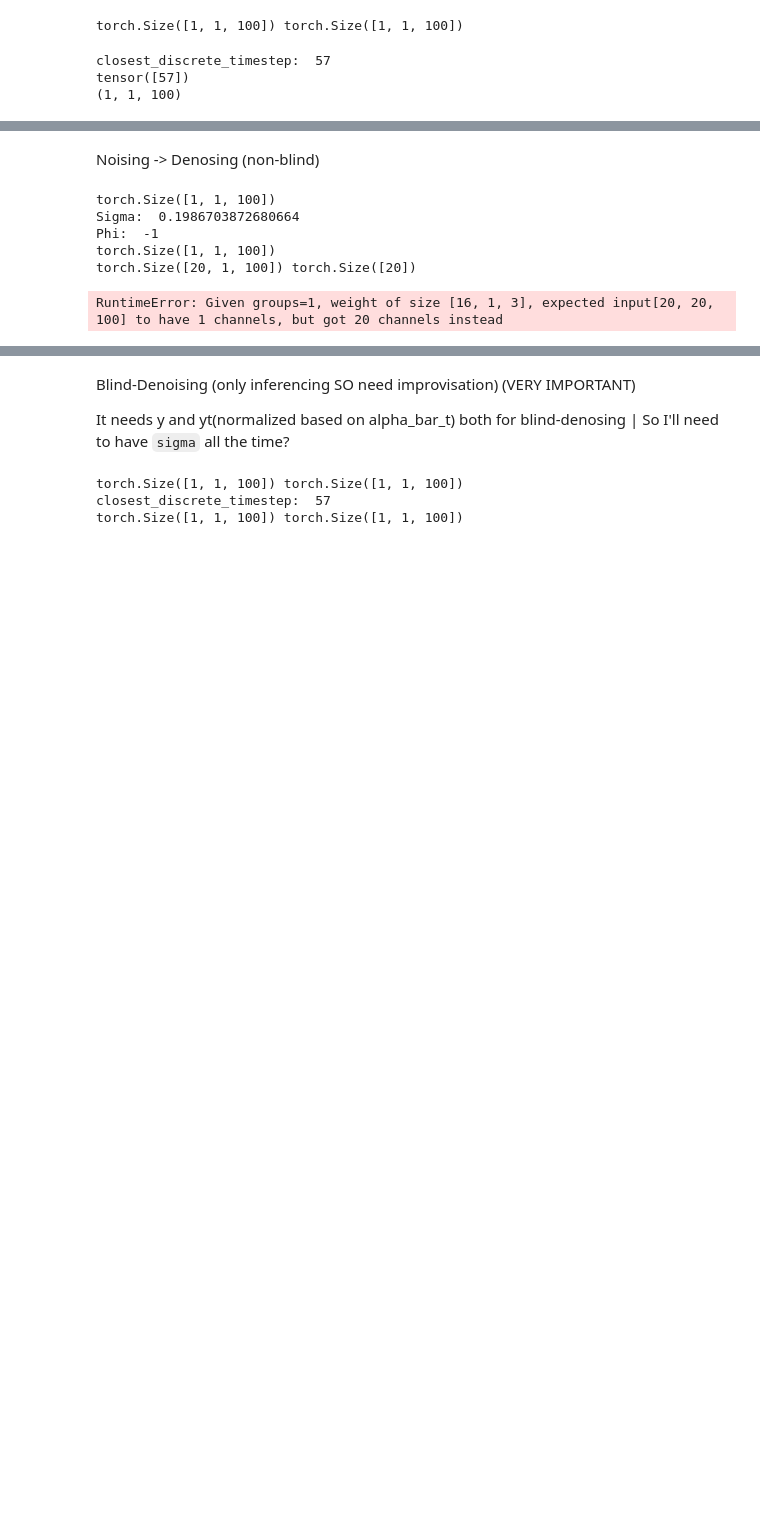
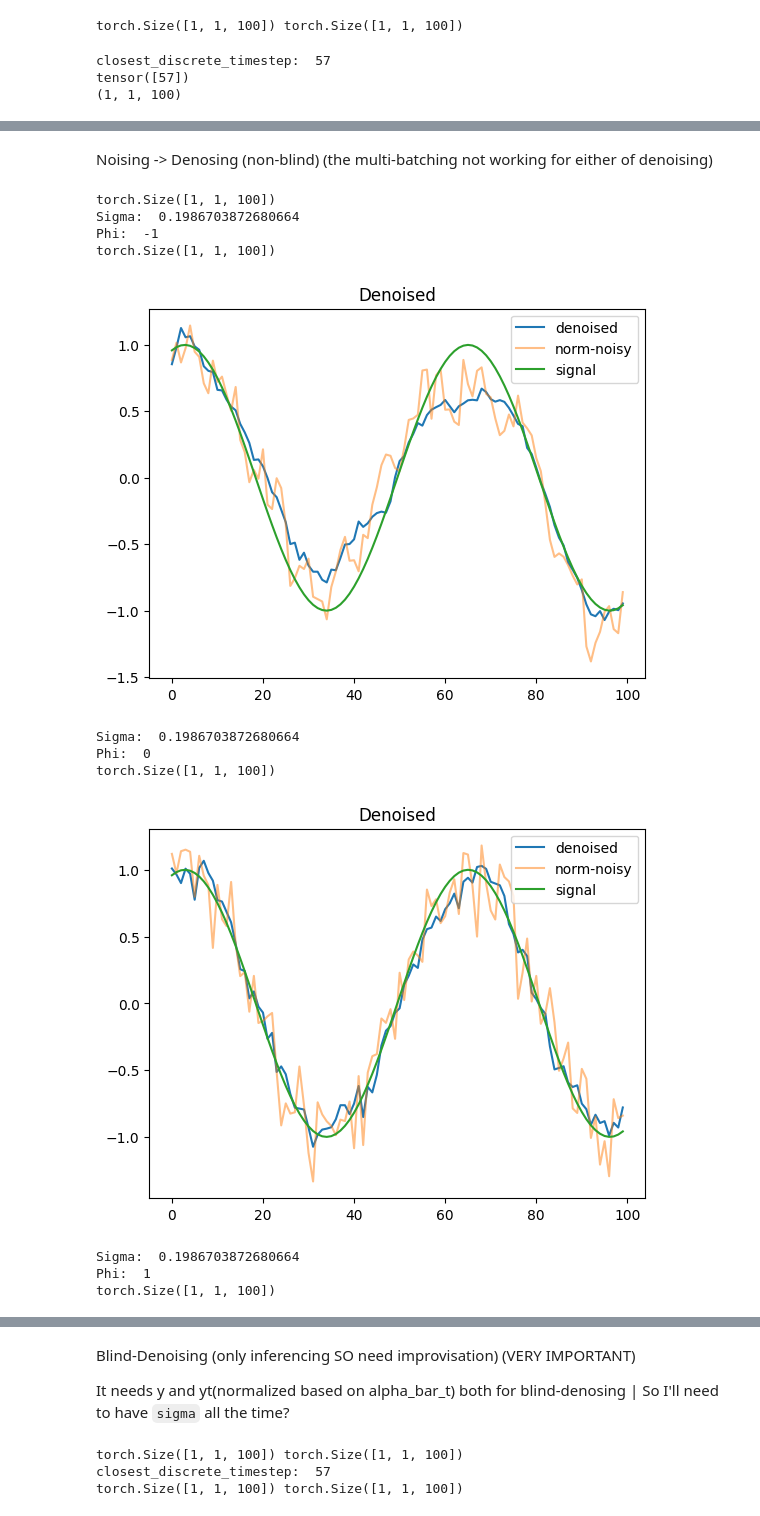
Before and after one commit to AlikMon88/Gibbs-Diff, a Jupyter notebook: unit_main_gibbs.ipynb, the cells around one changed output, grey strips where cells are left out. Drawn from its saved outputs; the diff is of its cells as text; code cells hidden in the pictures; blank space fills up the shorter version.

Commit message:
update non-blind, blind denoise

```diff
--- a/unit_main_gibbs.ipynb
+++ b/unit_main_gibbs.ipynb
@@ -286,5 +285,5 @@ plt.show()
 # %% [markdown]
-Noising -> Denosing (non-blind)
+Noising -> Denosing (non-blind) (the multi-batching not working for either of denoising)
 # %%
 sigmas = [0.2] ## noise-amplitude
 phis = [-1, 0, 1]
@@ -293,39 +292,56 @@ sigmas = [gdiffusion.get_closest_timestep(torch.tensor([s]).to(device), ret_sigm
 # %%
 x = signal_val[0].view(1, 1, -1)
 print(x.shape)
 
 for sigma_idx, sigma in enumerate(sigmas):
     for phi_idx, phi in enumerate(phis):
 
         print('Sigma: ', sigma)
         print('Phi: ', phi)
 
         # Make test data and auxilary variables
         sigma_timestep = gdiffusion.get_closest_timestep(torch.tensor([sigma]).to(device)).item()
         alpha_bar_t = gdiffusion.alpha_bar_t[sigma_timestep].reshape(-1, 1, 1).to(device)
         eps, psd =  get_colored_noise_1d(x.shape, phi=phi)
         eps = torch.sqrt(1 - alpha_bar_t)/torch.sqrt(alpha_bar_t) * eps.to(device)
         y = x + eps # Noisy image
         psd = (torch.sqrt(1 - alpha_bar_t)/torch.sqrt(alpha_bar_t))**2 * psd.to(device) * x.shape[-1] * x.shape[-2]
         yt = torch.sqrt(alpha_bar_t) * y # Noisy image normalized for the diffusion model
 
         ## x_0_hat
         x_denoised = gdiffusion.denoise_samples_batch_time(yt, torch.tensor(sigma_timestep).unsqueeze(0).repeat(yt.shape[0]), phi_ps=phi)
         print(x_denoised.shape)
 
+        fig = plt.Figure(figsize=(6, 6))
+
+        plt.plot(np.squeeze(x_denoised.detach().cpu().numpy()), label = 'denoised')
+        plt.plot(np.squeeze(yt.detach().cpu().numpy()), label = 'norm-noisy', alpha = 0.5)
+        plt.plot(np.squeeze(x), label = 'signal')
+
+        plt.legend()
+        plt.title('Denoised')
+        plt.show()
+
+
         ## E[x|y]
-        repeat = 20
-        yt_rep = yt.repeat(repeat, 1, 1)
-        t_rep = torch.tensor(sigma_timestep).unsqueeze(0).repeat(yt.shape[0]*repeat)
-        print(yt_rep.shape, t_rep.shape)
+        # repeat = 20
+        # yt_rep = yt.repeat(repeat, 1, 1)
+        # t_rep = torch.tensor(sigma_timestep).unsqueeze(0).repeat(yt.shape[0]*repeat)
+        # print(yt_rep.shape, t_rep.shape)
 
-        x_denoised_mean = gdiffusion.denoise_samples_batch_time(yt_rep, t_rep, phi_ps=phi)
-        x_denoised_mean = x_denoised_mean.reshape(repeat, yt.shape[0], 1, yt.shape[2], yt.shape[3]).mean(dim=0)
-        print(x_denoised_mean.shape)
+        # x_denoised_mean = gdiffusion.denoise_samples_batch_time(yt_rep, t_rep, phi_ps=phi)
+        # x_denoised_mean = x_denoised_mean.reshape(repeat, yt.shape[0], 1, yt.shape[2], yt.shape[3]).mean(dim=0)
+        # print(x_denoised_mean.shape)
 # %% [output]
 torch.Size([1, 1, 100])
 Sigma:  0.1986703872680664
 Phi:  -1
 torch.Size([1, 1, 100])
-torch.Size([20, 1, 100]) torch.Size([20])
+[figure, added]
-RuntimeError: Given groups=1, weight of size [16, 1, 3], expected input[20, 20, 100] to have 1 channels, but got 20 channels instead
+Sigma:  0.1986703872680664
+Phi:  0
+torch.Size([1, 1, 100])
+[figure, added]
+Sigma:  0.1986703872680664
+Phi:  1
+torch.Size([1, 1, 100])
```
Also changed, not shown: parts of 12 cells of this notebook, 2 other files.
